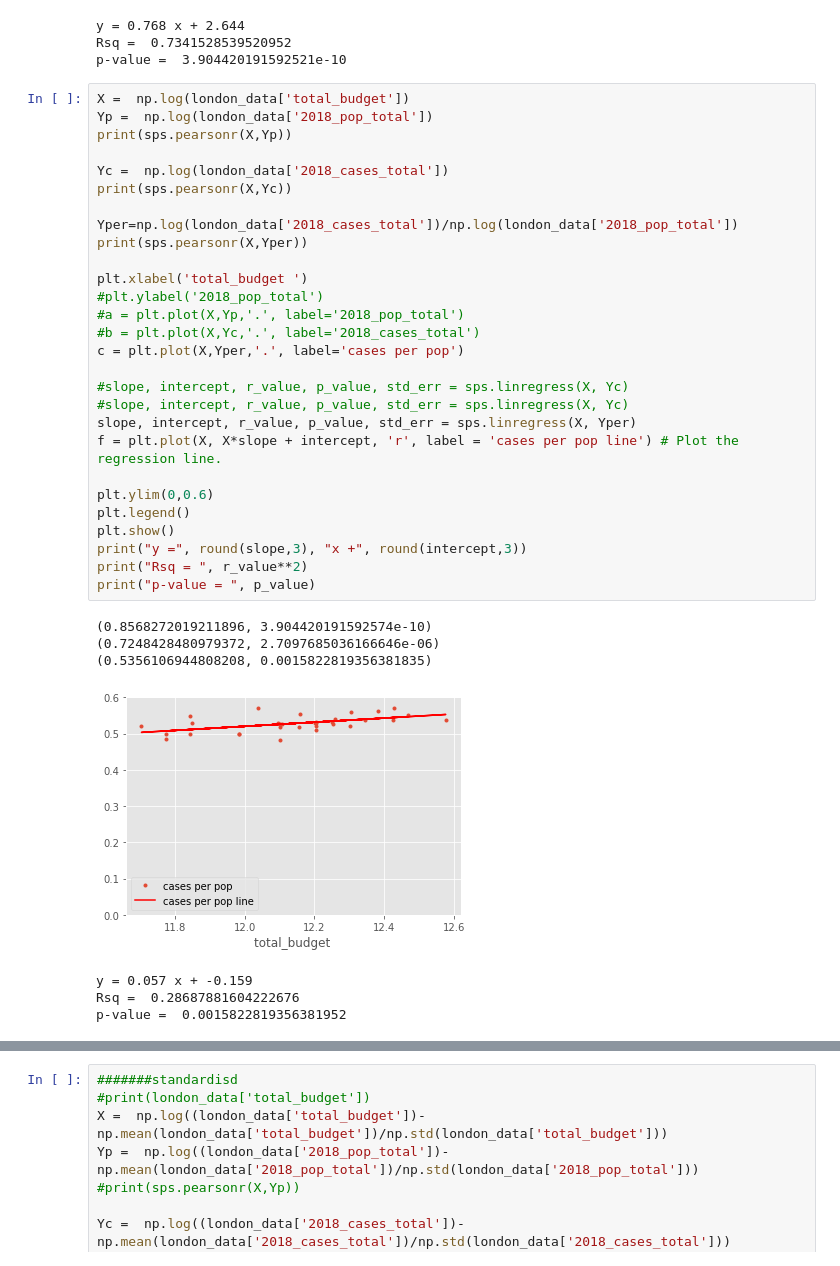
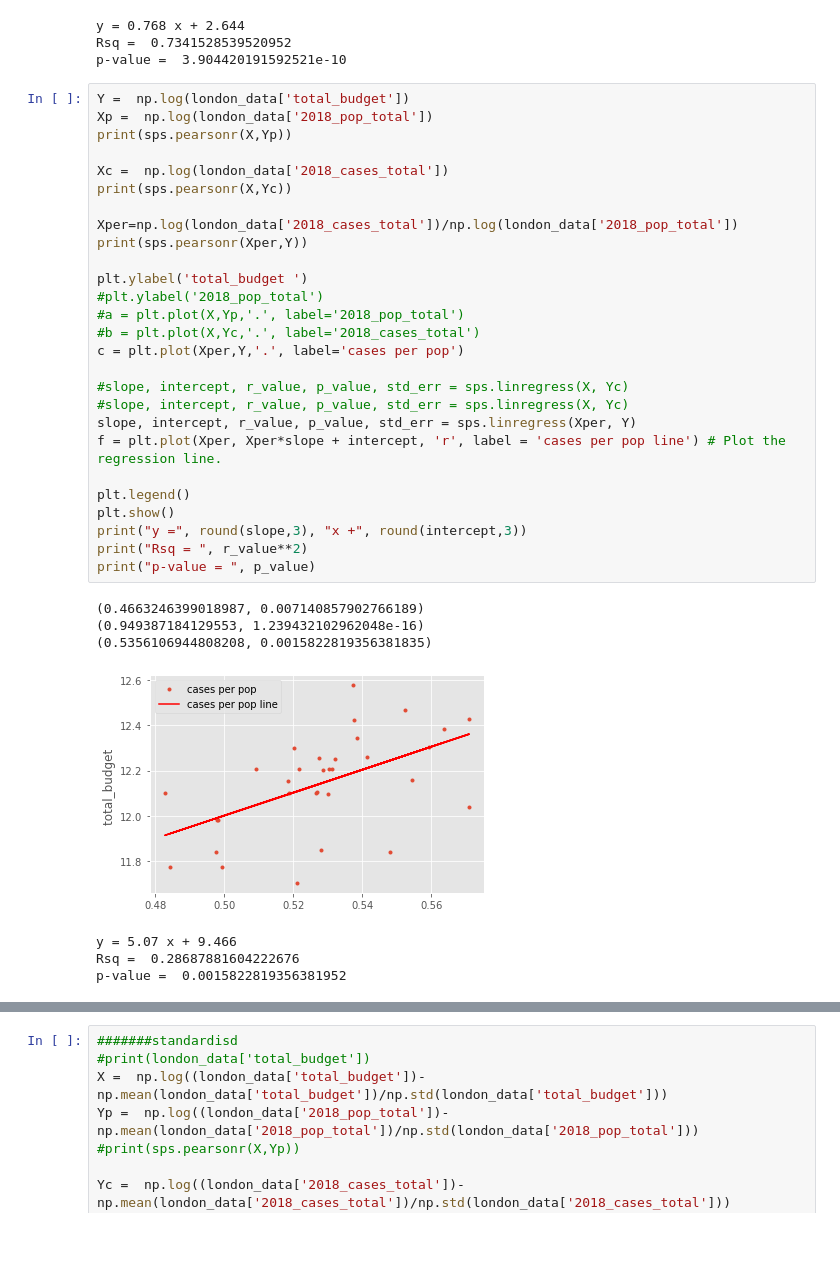
Before and after one commit to Tiana125/CASA0005_QM_CW1, a Jupyter notebook: Untitled.ipynb, the cells around one changed output, grey strips where cells are left out. Cells and saved outputs as stored; diff of their text form; blank space fills up the shorter version.

```diff
--- a/Untitled.ipynb
+++ b/Untitled.ipynb
@@ -177,39 +177,38 @@ y = 0.768 x + 2.644
 Rsq =  0.7341528539520952
 p-value =  3.904420191592521e-10
 # %%
-X =  np.log(london_data['total_budget'])
-Yp =  np.log(london_data['2018_pop_total'])
+Y =  np.log(london_data['total_budget'])
+Xp =  np.log(london_data['2018_pop_total'])
 print(sps.pearsonr(X,Yp))
 
-Yc =  np.log(london_data['2018_cases_total'])
+Xc =  np.log(london_data['2018_cases_total'])
 print(sps.pearsonr(X,Yc))
 
-Yper=np.log(london_data['2018_cases_total'])/np.log(london_data['2018_pop_total'])
-print(sps.pearsonr(X,Yper))
+Xper=np.log(london_data['2018_cases_total'])/np.log(london_data['2018_pop_total'])
+print(sps.pearsonr(Xper,Y))
 
-plt.xlabel('total_budget ')
+plt.ylabel('total_budget ')
 #plt.ylabel('2018_pop_total')
 #a = plt.plot(X,Yp,'.', label='2018_pop_total')
 #b = plt.plot(X,Yc,'.', label='2018_cases_total')
-c = plt.plot(X,Yper,'.', label='cases per pop')
+c = plt.plot(Xper,Y,'.', label='cases per pop')
 
 #slope, intercept, r_value, p_value, std_err = sps.linregress(X, Yc)
 #slope, intercept, r_value, p_value, std_err = sps.linregress(X, Yc)
-slope, intercept, r_value, p_value, std_err = sps.linregress(X, Yper)
-f = plt.plot(X, X*slope + intercept, 'r', label = 'cases per pop line') # Plot the regression line.
+slope, intercept, r_value, p_value, std_err = sps.linregress(Xper, Y)
+f = plt.plot(Xper, Xper*slope + intercept, 'r', label = 'cases per pop line') # Plot the regression line.
 
-plt.ylim(0,0.6)
 plt.legend()
 plt.show()
 print("y =", round(slope,3), "x +", round(intercept,3))
 print("Rsq = ", r_value**2)
 print("p-value = ", p_value)
 # %% [output]
-(0.8568272019211896, 3.904420191592574e-10)
-(0.7248428480979372, 2.7097685036166646e-06)
+(0.4663246399018987, 0.007140857902766189)
+(0.949387184129553, 1.239432102962048e-16)
 (0.5356106944808208, 0.0015822819356381835)
-[figure, old version]
+[figure, new version]
-y = 0.057 x + -0.159
+y = 5.07 x + 9.466
 Rsq =  0.28687881604222676
 p-value =  0.0015822819356381952
 # %%
```
Also changed, not shown: parts of 3 cells of this notebook, 9 other files.
